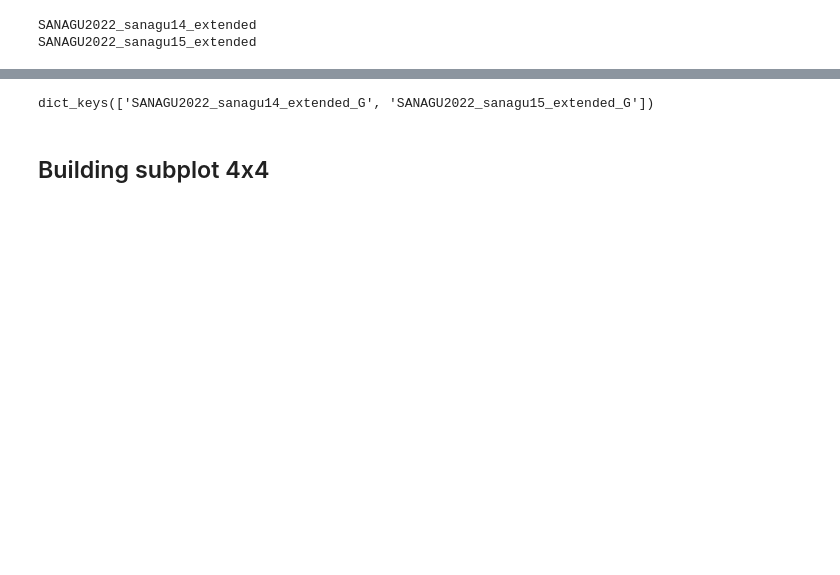
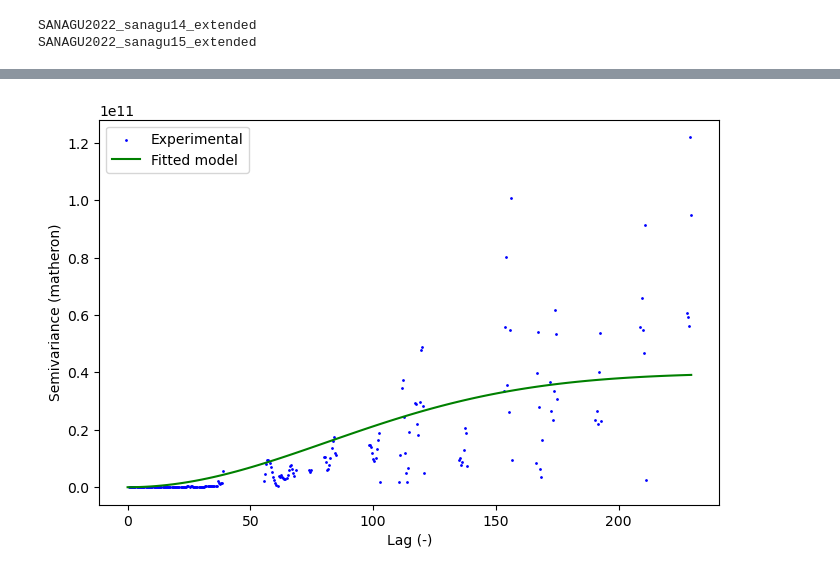
Before and after one commit to nilodna/smax_pathways, a Jupyter notebook: scripts/00_manuscript_cruise_transects.ipynb, the cells around one changed output, grey strips where cells are left out. Drawn from its saved outputs; the diff is of its cells as text; code cells hidden in the pictures; blank space fills up the shorter version.

```diff
--- a/scripts/00_manuscript_cruise_transects.ipynb
+++ b/scripts/00_manuscript_cruise_transects.ipynb
@@ -688,4 +128,0 @@ except:
-# %%
-dict_with_sections.keys()
-# %% [output]
-dict_keys(['SANAGU2022_sanagu14_extended_G', 'SANAGU2022_sanagu15_extended_G'])
@@ -713,5 +129,33 @@ dict_keys(['SANAGU2022_sanagu14_extended_G', 'SANAGU2022_sanagu15_extended_G'])
-# %% [markdown]
-## Building subplot 4x4
+# %%
+from skgstat import Variogram
+import numpy as np
+
+# bin_edges = np.arange(0, 2.2e5, 2e4)
+
+# aux = dict_with_sections['SANAGU2022_sanagu14_extended_G']['sal']
+aux1 = df2ct[['ct_detrend', 'dist']]
+
+coords = np.array((aux1['dist']/1e3, aux1['dist'].index/10))
+values = aux1
+
+V = Variogram(coords.T, values, model='gaussian', n_lags=500, maxlag=260)
+# V.plot()
+
+# If gray horizontal lines still appear, create custom plot:
+fig, ax = plt.subplots(figsize=(8, 5))
+ax.scatter(V.bins, V.experimental, s=1, color='blue', label='Experimental')
+
+# Plot the fitted model
+x = np.linspace(0, V.bins[-1], 100)
+y = V.fitted_model(x)
+ax.plot(x, y, 'g-', label='Fitted model')
+
+ax.set_xlabel('Lag (-)')
+ax.set_ylabel('Semivariance (matheron)')
+ax.legend()
+plt.show()
+# %% [output]
+[figure, added]
 # %%
 fig,axes = plt.subplots(figsize=[7.91*2, 7.36], nrows=2, ncols=2, sharey=True)
 
```
Also changed, not shown: parts of 18 cells of this notebook, 1 other file.
